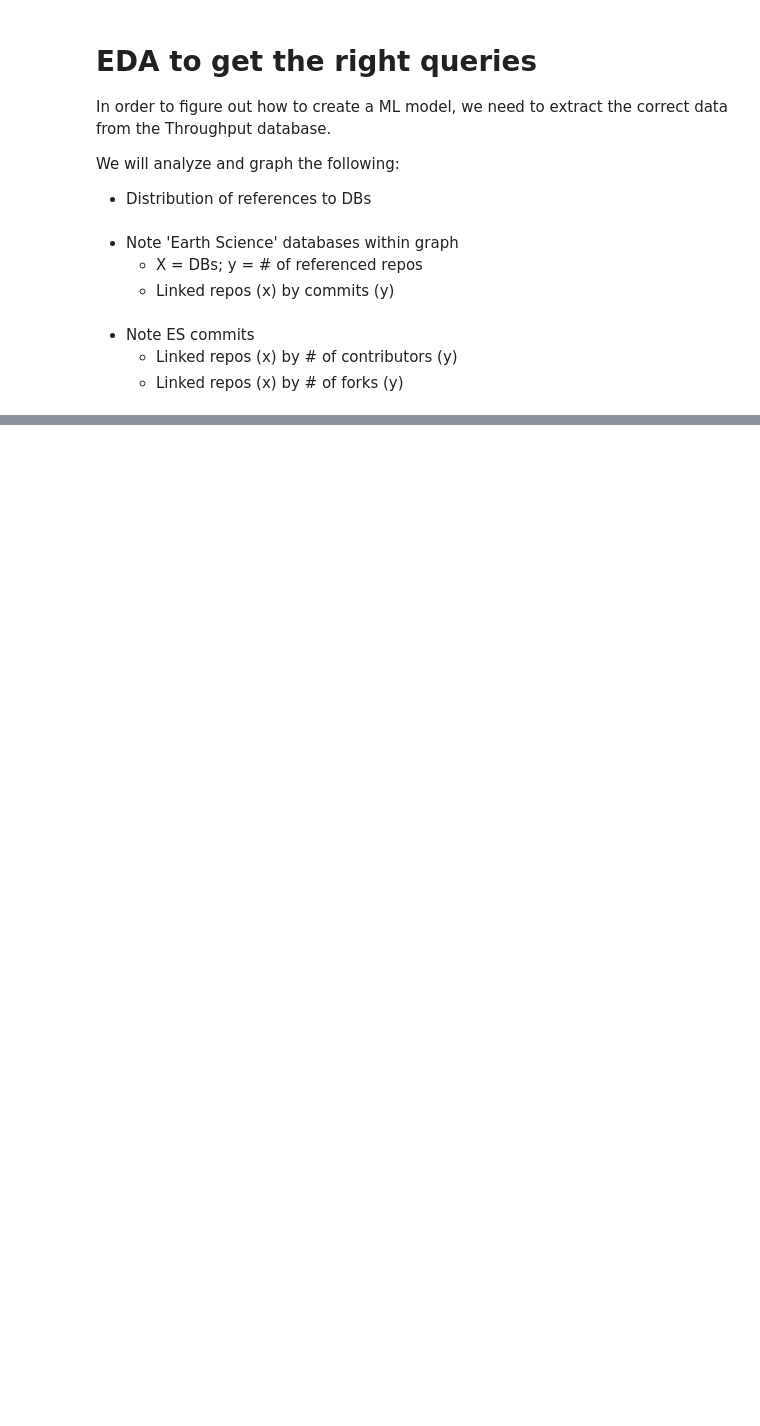
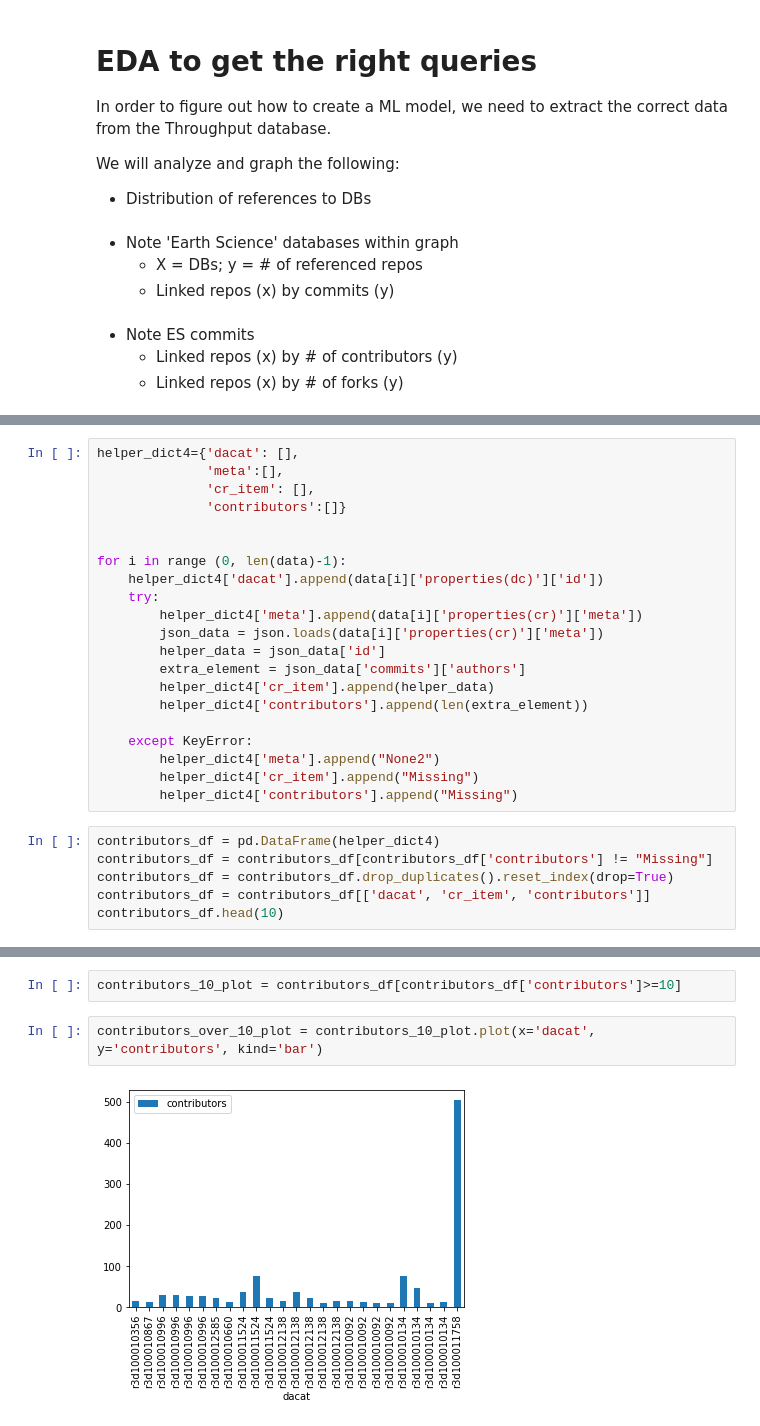
Before and after one commit to throughput-ec/NeotomaRecommender, a Jupyter notebook: neo4j.ipynb, the cells around one changed output, grey strips where cells are left out. Drawn from its saved outputs; the diff is of its cells as text; blank space fills up the shorter version.

```diff
--- a/neo4j.ipynb
+++ b/neo4j.ipynb
@@ -256,0 +373,27 @@ for i in range(0,10):
+# %%
+helper_dict4={'dacat': [],
+              'meta':[],
+              'cr_item': [],
+              'contributors':[]}
+
+
+for i in range (0, len(data)-1):
+    helper_dict4['dacat'].append(data[i]['properties(dc)']['id'])
+    try:
+        helper_dict4['meta'].append(data[i]['properties(cr)']['meta'])
+        json_data = json.loads(data[i]['properties(cr)']['meta'])
+        helper_data = json_data['id']
+        extra_element = json_data['commits']['authors']
+        helper_dict4['cr_item'].append(helper_data)
+        helper_dict4['contributors'].append(len(extra_element))
+
+    except KeyError:
+        helper_dict4['meta'].append("None2")
+        helper_dict4['cr_item'].append("Missing")
+        helper_dict4['contributors'].append("Missing")
+# %%
+contributors_df = pd.DataFrame(helper_dict4)
+contributors_df = contributors_df[contributors_df['contributors'] != "Missing"]
+contributors_df = contributors_df.drop_duplicates().reset_index(drop=True)
+contributors_df = contributors_df[['dacat', 'cr_item', 'contributors']]
+contributors_df.head(10)
@@ -256,0 +420,6 @@ for i in range(0,10):
+# %%
+contributors_10_plot = contributors_df[contributors_df['contributors']>=10]
+# %%
+contributors_over_10_plot = contributors_10_plot.plot(x='dacat', y='contributors', kind='bar')
+# %% [output]
+[figure, added]
```
Also changed, not shown: parts of 68 cells of this notebook.
